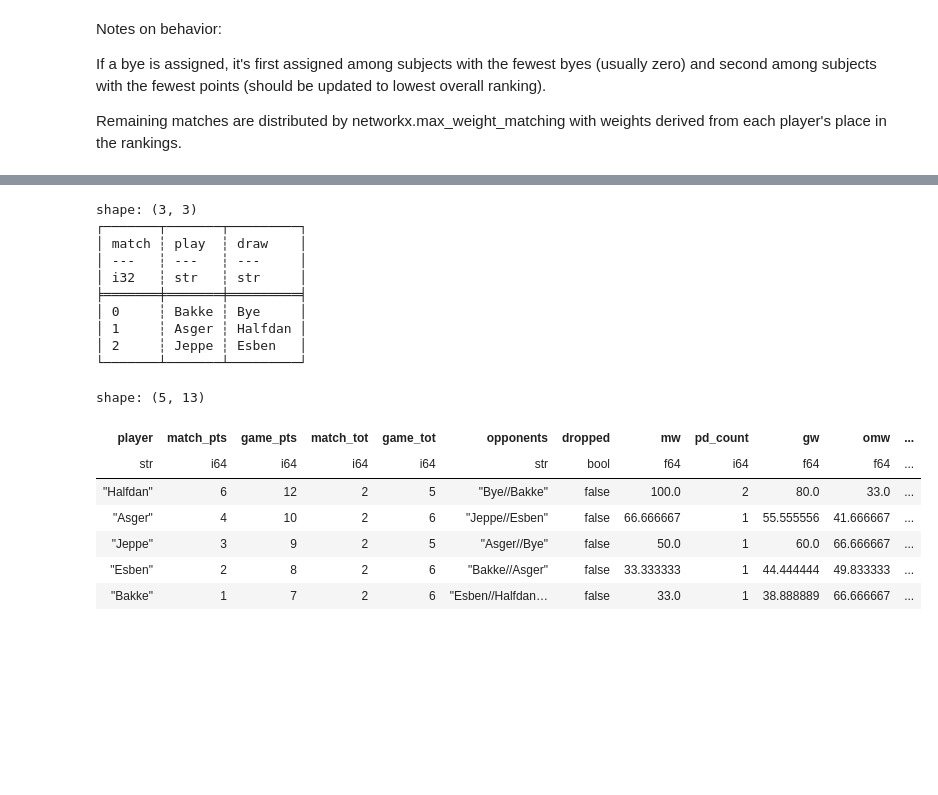
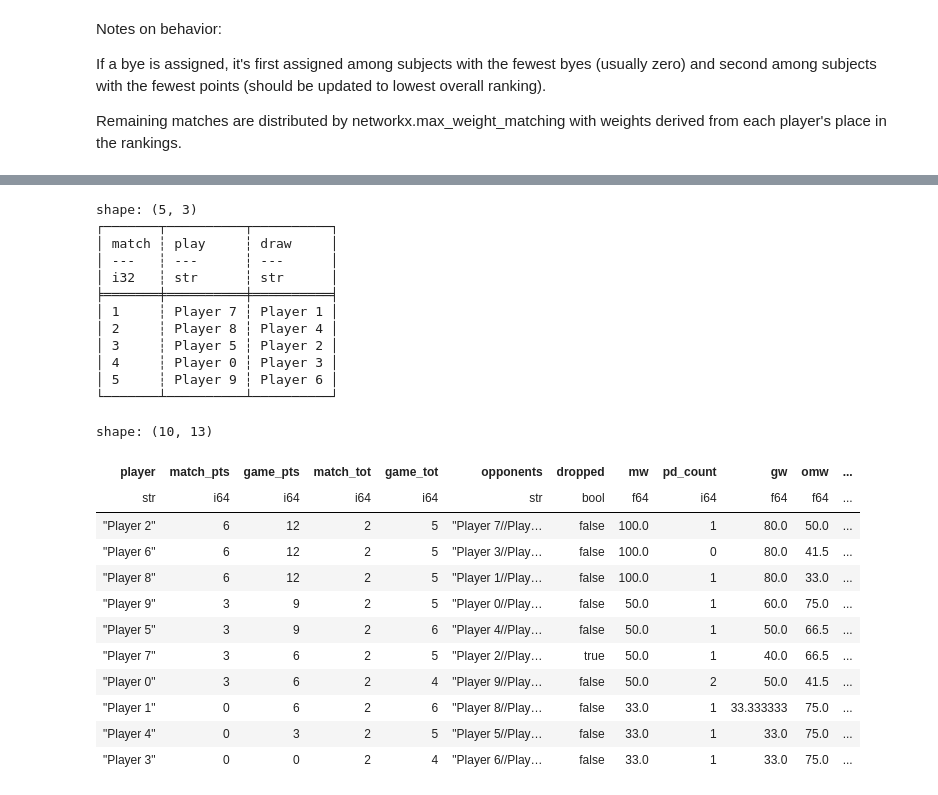
Before and after one commit to Esbilon/swiss_cube, a Jupyter notebook: swiss_cube.ipynb, the cells around one changed output, grey strips where cells are left out. Drawn from its saved outputs; the diff is of its cells as text; code cells hidden in the pictures; blank space fills up the shorter version.

```diff
--- a/swiss_cube.ipynb
+++ b/swiss_cube.ipynb
@@ -54,3 +54,16 @@ def match_dict(n):
             point_dict[pair[1]] = 1
 
     return pair_dict, point_dict
+
+sco_list = ['2-1'] * 29 + ['2-0'] * 15 + ['1-0-1'] * 1 + ['1-2'] * 29 + ['0-2'] * 15 + ['0-1-1'] * 1 + ['1-1-1'] * 8 + ['1-1'] * 1 + ['0-0-1'] * 1
+
+def rand_res(n):
+    res = []
+    for idx in range(n):
+        sco = random.choice(sco_list)
+        res = res + [sco]
+
+    return res
+
+["Player " + str(i) for i in range(10)]
+rand_res(10)
@@ -70,6 +85,7 @@ players = ["Esben",
           "Halfdan",
           "Asger",
           "Bakke"]
+players = ["Player " + str(i) for i in range(10)]
 if (len(players) > len(set(players))):
     raise ValueError('There are non-unique players.')
 elif ("Bye" in players):
@@ -224,14 +247,20 @@ def results(players_df, pairings_df, result_list = None, drop_list = None):
 
     update_df = play_df.vstack(draw_df).filter(pl.col("player") != "Bye")
 
-    #Update the player dataframe based on the match information.
-    players_df = players_df.drop(["gw", "omw", "ogw", "grp_idx"]).join(update_df, on = "player", how = "left").with_columns(
+    #Pull dropped players out
+    dropped_df = players_df.filter(pl.col("dropped")).drop(["gw", "omw", "ogw", "grp_idx"])
+
+    #Update the player dataframe based on the match information and exclude dropped players.
+    players_df = players_df.filter(~pl.col("dropped")).drop(["gw", "omw", "ogw", "grp_idx"]).join(update_df, on = "player", how = "left").with_columns(
         match_pts = pl.col("match_pts") + pl.col("new_points"),
         game_pts = pl.col("game_pts") + 3*pl.col("new_wins") + pl.col("new_draws"),
         match_tot = pl.col("match_tot") + pl.lit(1),
         game_tot = pl.col("game_tot") + pl.col("new_games"),
         opponents = (pl.col("opponents") + pl.lit("//") + pl.col("new_opponent")).str.replace("^//", "")
-    ).select(pl.col("^[^n].*$")).with_columns(
+    ).select(pl.col("^[^n].*$"))
+
+    #Return the dropped players to the dataframe
+    players_df = players_df.vstack(dropped_df).with_columns(
         oppo_struct = pl.col("opponents").str.split("//").list.to_struct()
     ).with_columns(
         mw = 100*pl.col("match_pts")/(3*pl.col("match_tot")),
@@ -262,7 +291,7 @@ def results(players_df, pairings_df, result_list = None, drop_list = None):
     players_df = players_df.join(
         player_opponent_df, on = "player", how = "left"
     ).fill_null(33).sort(["match_pts", "omw", "gw", "ogw"], descending = True).drop("oppo_struct").with_columns(
-        dropped = pl.when(pl.col("player").is_in(drop_list)).then(pl.lit(True)).otherwise(pl.lit(False))
+        dropped = pl.when(pl.col("player").is_in(drop_list)).then(pl.lit(True)).otherwise(pl.col("dropped"))
     ).join(
         pd_players_df, on = "player", how = "left"
     ).with_columns(
@@ -276,3 +305,5 @@ def results(players_df, pairings_df, result_list = None, drop_list = None):
     players_df = players_df.hstack(pl.DataFrame({"grp_idx": grp_idx}))
 
     return players_df
+
+results(players_df_2, pairings_3, rand_res(4))
@@ -279,5 +324,5 @@ def results(players_df, pairings_df, result_list = None, drop_list = None):
 # %%
-players_df_1 = results(players_df, pairings_1, ["2-1", "1-1-1"])
+players_df_1 = results(players_df, pairings_1, rand_res(5))
 pairings_2 = pairings(players_df_1)
 print(pairings_1)
 players_df_1
@@ -312,25 +355,32 @@ shape: (3, 3)
 # %%
-players_df_2 = results(players_df_1, pairings_2, ["2-1", "1-1-1"])
+players_df_2 = results(players_df_1, pairings_2, rand_res(5), ["Player 7"])
 pairings_3 = pairings(players_df_2)
-print(pairings_3)
+print(pairings_2)
 players_df_2
 # %% [output]
-shape: (3, 3)
-┌───────┬───────┬─────────┐
-│ match ┆ play  ┆ draw    │
-│ ---   ┆ ---   ┆ ---     │
-│ i32   ┆ str   ┆ str     │
-╞═══════╪═══════╪═════════╡
-│ 0     ┆ Bakke ┆ Bye     │
-│ 1     ┆ Asger ┆ Halfdan │
-│ 2     ┆ Jeppe ┆ Esben   │
-└───────┴───────┴─────────┘
+shape: (5, 3)
+┌───────┬──────────┬──────────┐
+│ match ┆ play     ┆ draw     │
+│ ---   ┆ ---      ┆ ---      │
+│ i32   ┆ str      ┆ str      │
+╞═══════╪══════════╪══════════╡
+│ 1     ┆ Player 7 ┆ Player 1 │
+│ 2     ┆ Player 8 ┆ Player 4 │
+│ 3     ┆ Player 5 ┆ Player 2 │
+│ 4     ┆ Player 0 ┆ Player 3 │
+│ 5     ┆ Player 9 ┆ Player 6 │
+└───────┴──────────┴──────────┘
-shape: (5, 13)
+shape: (10, 13)
 | player | match_pts | game_pts | match_tot | game_tot | opponents | dropped | mw | pd_count | gw | omw | ... |
 | str | i64 | i64 | i64 | i64 | str | bool | f64 | i64 | f64 | f64 | ... |
-| "Halfdan" | 6 | 12 | 2 | 5 | "Bye//Bakke" | false | 100.0 | 2 | 80.0 | 33.0 | ... |
-| "Asger" | 4 | 10 | 2 | 6 | "Jeppe//Esben" | false | 66.666667 | 1 | 55.555556 | 41.666667 | ... |
-| "Jeppe" | 3 | 9 | 2 | 5 | "Asger//Bye" | false | 50.0 | 1 | 60.0 | 66.666667 | ... |
-| "Esben" | 2 | 8 | 2 | 6 | "Bakke//Asger" | false | 33.333333 | 1 | 44.444444 | 49.833333 | ... |
-| "Bakke" | 1 | 7 | 2 | 6 | "Esben//Halfdan… | false | 33.0 | 1 | 38.888889 | 66.666667 | ... |
+| "Player 2" | 6 | 12 | 2 | 5 | "Player 7//Play… | false | 100.0 | 1 | 80.0 | 50.0 | ... |
+| "Player 6" | 6 | 12 | 2 | 5 | "Player 3//Play… | false | 100.0 | 0 | 80.0 | 41.5 | ... |
+| "Player 8" | 6 | 12 | 2 | 5 | "Player 1//Play… | false | 100.0 | 1 | 80.0 | 33.0 | ... |
+| "Player 9" | 3 | 9 | 2 | 5 | "Player 0//Play… | false | 50.0 | 1 | 60.0 | 75.0 | ... |
+| "Player 5" | 3 | 9 | 2 | 6 | "Player 4//Play… | false | 50.0 | 1 | 50.0 | 66.5 | ... |
+| "Player 7" | 3 | 6 | 2 | 5 | "Player 2//Play… | true | 50.0 | 1 | 40.0 | 66.5 | ... |
+| "Player 0" | 3 | 6 | 2 | 4 | "Player 9//Play… | false | 50.0 | 2 | 50.0 | 41.5 | ... |
+| "Player 1" | 0 | 6 | 2 | 6 | "Player 8//Play… | false | 33.0 | 1 | 33.333333 | 75.0 | ... |
+| "Player 4" | 0 | 3 | 2 | 5 | "Player 5//Play… | false | 33.0 | 1 | 33.0 | 75.0 | ... |
+| "Player 3" | 0 | 0 | 2 | 4 | "Player 6//Play… | false | 33.0 | 1 | 33.0 | 75.0 | ... |
 # %%
```
Also changed, not shown: parts of 8 cells of this notebook.
